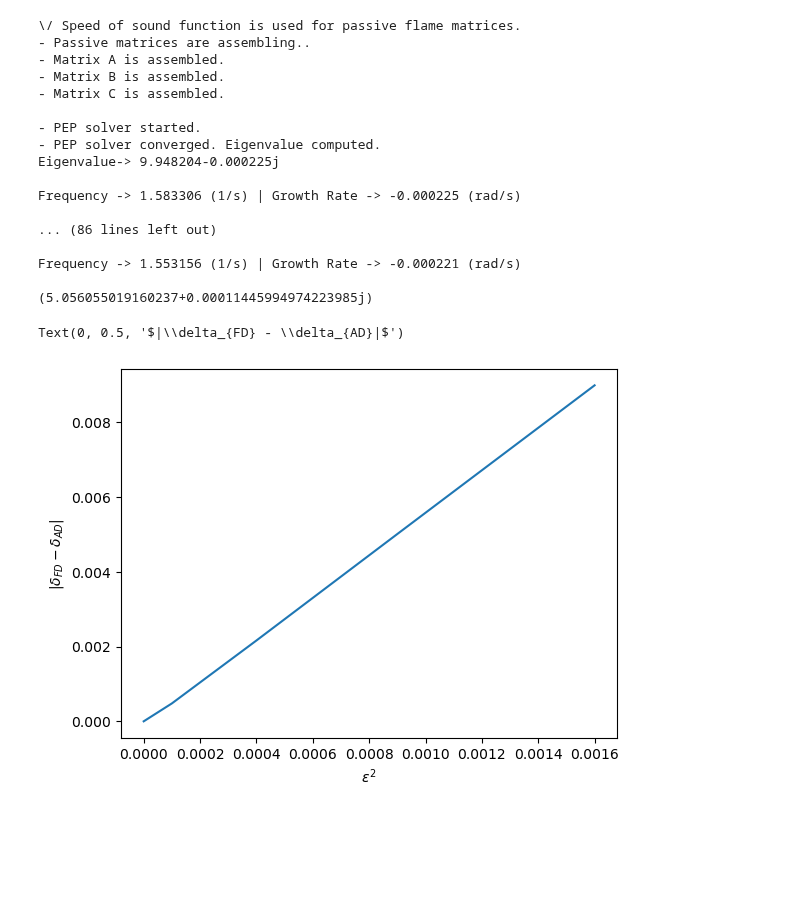
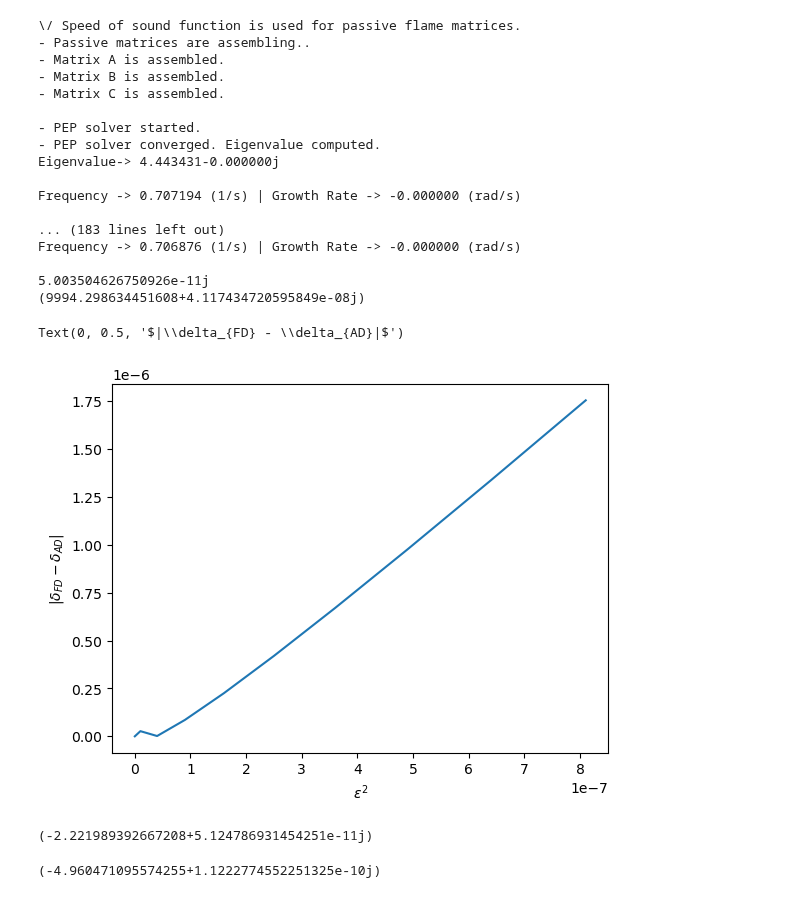
Before and after one commit to NikhilAgg/NURBs, a Jupyter notebook: Notebooks/Intro/Robin/square_taylor_dirichlet.ipynb, the cells around one changed output. Drawn from its saved outputs; the diff is of its cells as text; code cells hidden in the pictures; blank space fills up the shorter version.

```diff
--- a/Notebooks/Intro/Robin/square_taylor_dirichlet.ipynb
+++ b/Notebooks/Intro/Robin/square_taylor_dirichlet.ipynb
@@ -50,9 +102,9 @@ def normalize_robin_vectors(omega, A, B, C, p, p_adj, R, c, msh):
 # %%
-def find_eigenvalue(epsilon):
-    N = 30
-    degree = 1
-    c_const = np.sqrt(5)
-    R = -0.9999
+def find_eigenvalue(epsilon, degree):
+    N = 100
+    degree = degree
+    c_const = 1 #np.sqrt(5)
+    R = -0.9999999999
     msh = mesh.create_rectangle(MPI.COMM_WORLD, [[0, -epsilon], [1, 1]], [N, N])
     c = fem.Constant(msh, PETSc.ScalarType(c_const))
 
@@ -87,28 +139,31 @@ def find_eigenvalue(epsilon):
     #     omega_adj, p_adj = normalize_eigenvector(msh, E, 0, degree=degree, which='left')
         # i += 1
 
-    target =  np.pi*c_const/2
+    target =  np.pi*c_const*0.7
     E = pep_solver(A, B, C, target**2, nev = 2)
     omega, p = normalize_eigenvector(msh, E, 0, degree=degree, which='right')
     omega_adj, p_adj = normalize_eigenvector(msh, E, 0, degree=degree, which='left')
 
     assert np.isclose(omega, omega_adj)
 
+    p = normalize_magnitude(p, imaginary=True)
+    p_adj = normalize_magnitude(p_adj, imaginary=True)
 
-    p = normalize_magnitude(p)
-    p_adj = normalize_magnitude(p_adj)
-
-    normalize_robin_vectors(omega, A, B, C, p, p_adj, R, c, msh)
+    normalize_robin_vectors(omega, A, B, C, p, p_adj, R, c, msh, degree)
 
     return [omega, p, p_adj, msh, ds, c, facet_tags]
 # %%
-def find_shapegrad_dirichlet(geometry, omega, p, p_adj, ds, c):
+def find_shapegrad_dirichlet(geometry, omega, p, p_adj, ds, c, degree):
     # dp_dn = ufl.Dn(p)
     # G = _shape_gradient_Robin(geometry, c, omega, p, conjugate_function(p_adj), 3)
-
-    p_adj = conjugate_function(p_adj)
+    V = fem.FunctionSpace(geometry.mesh, ("Lagrange", degree))
+    p_adj = conjugate_function(p_adj, geometry.mesh, degree)
     G = - p_adj * (c*ufl.Dn(c))*ufl.Dn(p) + ufl.div(p_adj*(c**2)*ufl.grad(p)) - 2*ufl.Dn(p_adj)*(c**2)*ufl.Dn(p)
 
+    # t = fem.Function(V)
+    # expr = fem.Expression(G)
+    # t.interpolate(expr)
+    # plotp(t, geometry.mesh, degre, 1)
     # shape_der = ShapeDerivatives(geometry, [], p, p_adj, c)
     # shape_der.curvature = 0
     # G = shape_der.get_Robin()
@@ -126,40 +181,42 @@ class Geometry:
     def get_curvature_field(self, index):
         return 0
 # %%
-omega, p, p_adj, msh, ds, c, facet_tags = find_eigenvalue(0)
+degree = 2
+omega, p, p_adj, msh, ds, c, facet_tags = find_eigenvalue(0, degree)
 geometry = Geometry(msh, facet_tags)
-dw = find_shapegrad_dirichlet(geometry, omega, p, p_adj, ds, c)
+dw = find_shapegrad_dirichlet(geometry, omega, p, p_adj, ds, c, degree)
+print(dw)
 
 x_points = []
 y_points = []
 
-for i in range(5):
-    epsilon = 0.01*i
-    omega_new = find_eigenvalue(epsilon)[0]
+for i in range(10):
+    epsilon = 0.0001*i
+    omega_new = find_eigenvalue(epsilon, degree)[0]
     Delta_w_FD = omega_new.real - omega.real
     x_points.append(epsilon**2)
     y_points.append(abs(Delta_w_FD - dw*epsilon))
 
 plt.plot(x_points, y_points)
 plt.xlabel('$\epsilon^2$')
 plt.ylabel('$|\delta_{FD} - \delta_{AD}|$')
 # %% [output]
 \/ Speed of sound function is used for passive flame matrices.
 - Passive matrices are assembling..
 - Matrix A is assembled.
 - Matrix B is assembled.
 - Matrix C is assembled.
 
 - PEP solver started.
 - PEP solver converged. Eigenvalue computed.
-Eigenvalue-> 9.948204-0.000225j
+Eigenvalue-> 4.443431-0.000000j
 
-Frequency -> 1.583306 (1/s) | Growth Rate -> -0.000225 (rad/s)
+Frequency -> 0.707194 (1/s) | Growth Rate -> -0.000000 (rad/s)
 
-... (86 lines left out)
+... (183 lines left out)
+Frequency -> 0.706876 (1/s) | Growth Rate -> -0.000000 (rad/s)
 
-Frequency -> 1.553156 (1/s) | Growth Rate -> -0.000221 (rad/s)
-
-(5.056055019160237+0.00011445994974223985j)
+5.003504626750926e-11j
+(9994.298634451608+4.117434720595849e-08j)
 Text(0, 0.5, '$|\\delta_{FD} - \\delta_{AD}|$')
-[figure, old version]
+[figure, new version]
@@ -169,0 +223,10 @@ Text(0, 0.5, '$|\\delta_{FD} - \\delta_{AD}|$')
+# %%
+-2.221989392667208+5.124786931454251e-11j
+# %% [output]
+(-2.221989392667208+5.124786931454251e-11j)
+# %%
+(4.955964069450003+1.1212577669710847e-10j)
+(4.955964069450003+1.1212577670318335e-10j)
+(-4.960471095574255+1.1222774552251325e-10j)
+# %% [output]
+(-4.960471095574255+1.1222774552251325e-10j)
```
Also changed, not shown: parts of 6 cells of this notebook, 18 other files.
